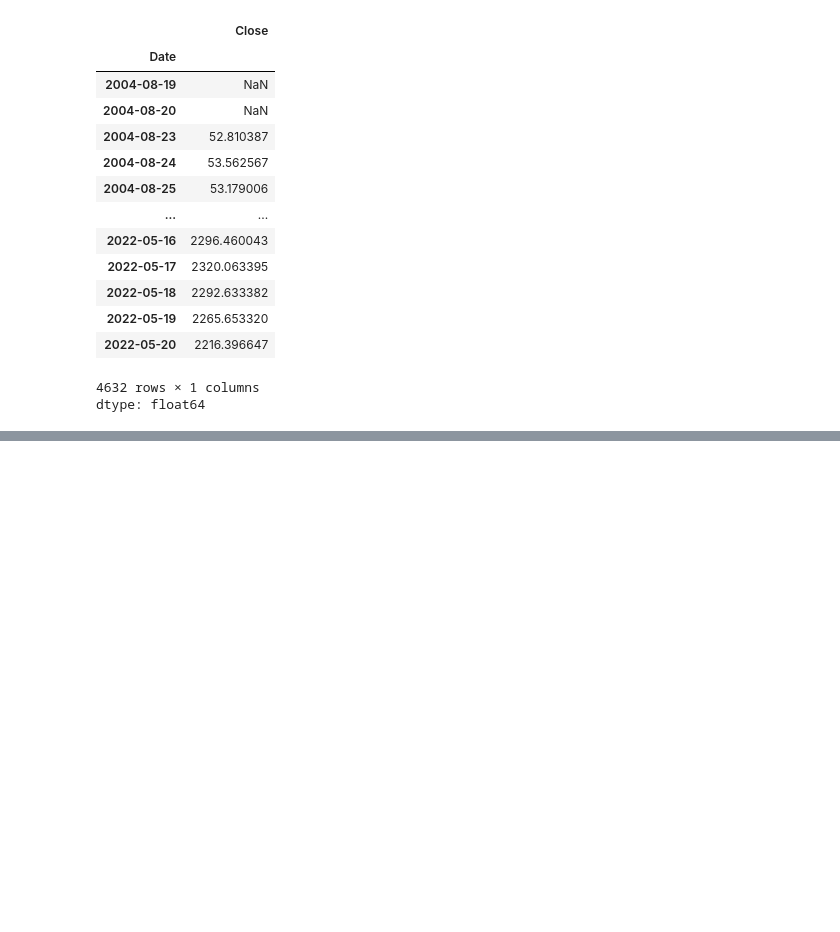
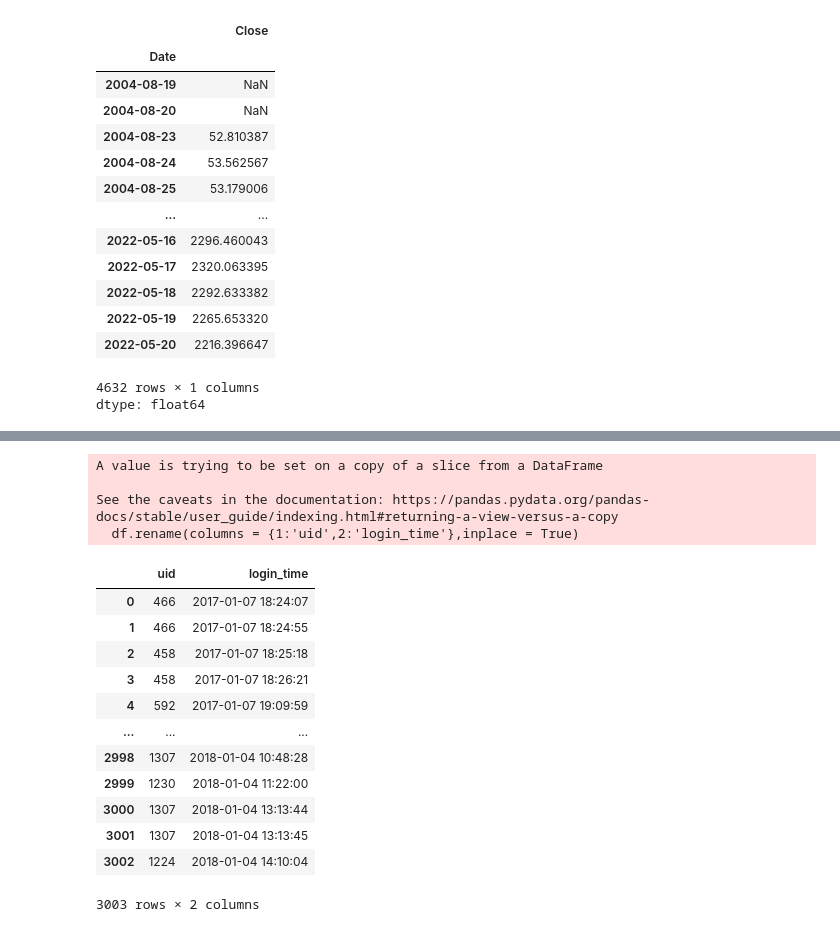
Before and after one commit to Swapn2/Data-Science-Learnings, a Jupyter notebook: Time_series_analysis.ipynb, the cells around one changed output, grey strips where cells are left out. Drawn from its saved outputs; the diff is of its cells as text; code cells hidden in the pictures; blank space fills up the shorter version.

```diff
--- a/Time_series_analysis.ipynb
+++ b/Time_series_analysis.ipynb
@@ -468,0 +506,2 @@ dtype: float64
+# %%
+login = pd.read_csv('/content/login.csv',header=None)
@@ -468,0 +517,2 @@ dtype: float64
+# %%
+df = login[[1,2]]
@@ -468,0 +540,23 @@ dtype: float64
+# %%
+df.rename(columns = {1:'uid',2:'login_time'},inplace = True)
+# %% [output]
+A value is trying to be set on a copy of a slice from a DataFrame
+
+See the caveats in the documentation: https://pandas.pydata.org/pandas-docs/stable/user_guide/indexing.html#returning-a-view-versus-a-copy
+  df.rename(columns = {1:'uid',2:'login_time'},inplace = True)
+# %%
+df
+# %% [output]
+|  | uid | login_time |
+| 0 | 466 | 2017-01-07 18:24:07 |
+| 1 | 466 | 2017-01-07 18:24:55 |
+| 2 | 458 | 2017-01-07 18:25:18 |
+| 3 | 458 | 2017-01-07 18:26:21 |
+| 4 | 592 | 2017-01-07 19:09:59 |
+| ... | ... | ... |
+| 2998 | 1307 | 2018-01-04 10:48:28 |
+| 2999 | 1230 | 2018-01-04 11:22:00 |
+| 3000 | 1307 | 2018-01-04 13:13:44 |
+| 3001 | 1307 | 2018-01-04 13:13:45 |
+| 3002 | 1224 | 2018-01-04 14:10:04 |
+3003 rows × 2 columns
```
Also changed, not shown: parts of 13 cells of this notebook.
